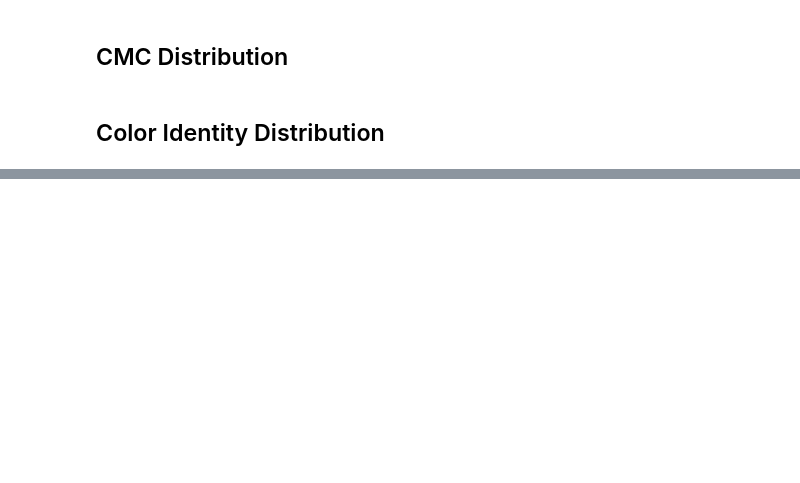
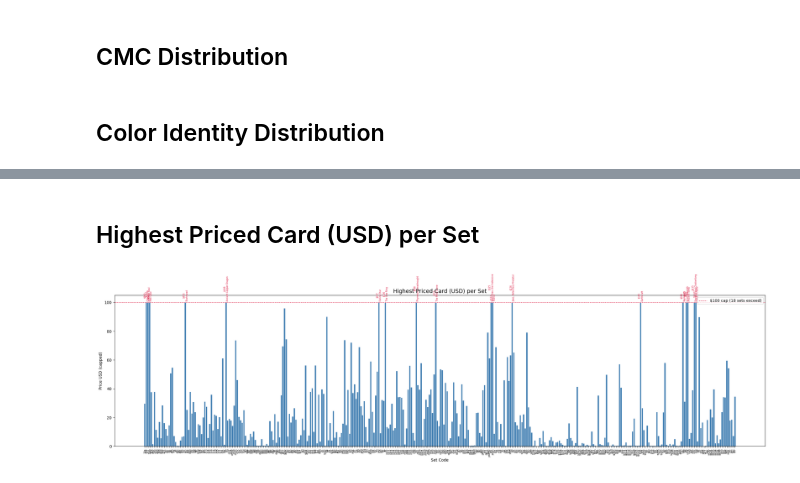
Before and after one commit to GoldenSpringFox/DataScience-HW1, a Jupyter notebook: Project/EDHDataAnalysis.ipynb, the cells around one changed output, grey strips where cells are left out. Saved outputs shown, nothing was run; the diff lists cells and outputs as text; code cells hidden in the pictures; blank space fills up the shorter version.

```diff
--- a/Project/EDHDataAnalysis.ipynb
+++ b/Project/EDHDataAnalysis.ipynb
@@ -223,0 +440,42 @@ plot_color_identity_distribution(cards_df)
+# %% [markdown]
+## Highest Priced Card (USD) per Set
+# %%
+def plot_highest_price_per_set(df: pd.DataFrame, cap: float = 100.0) -> None:
+    price_col = 'price_usd'
+    s = df.dropna(subset=[price_col, 'set', 'name']).copy()
+
+    # Highest priced card per set
+    idx = s.groupby('set')[price_col].idxmax()
+    top = (s.loc[idx][['set', 'set_name', 'name', price_col]]
+             .sort_values('set')
+             .reset_index(drop=True))
+
+    capped_prices = top[price_col].clip(upper=cap)
+    exceeds_mask  = top[price_col] > cap
+
+    fig, ax = plt.subplots(figsize=(24, 7))
+    bars = ax.bar(range(len(top)), capped_prices, color='steelblue', width=0.8)
+
+    # Label bars that exceed the cap
+    for i, row in top[exceeds_mask].iterrows():
+        ax.text(
+            i, cap + 0.8,
+            f"${row[price_col]:,.0f}\n{row['name']}",
+            ha='center', va='bottom', fontsize=5.5, rotation=90,
+            color='crimson',
+        )
+
+    ax.axhline(y=cap, color='crimson', linestyle='--', linewidth=0.9,
+               label=f'${cap:.0f} cap ({exceeds_mask.sum()} sets exceed)')
+    ax.set_title('Highest Priced Card (USD) per Set', fontsize=14)
+    ax.set_xlabel('Set Code')
+    ax.set_ylabel('Price USD (capped)')
+    ax.set_xticks(range(len(top)))
+    ax.set_xticklabels(top['set'].values, rotation=90, fontsize=6)
+    ax.legend()
+    plt.tight_layout()
+    plt.show()
+
+plot_highest_price_per_set(cards_df)
+# %% [output]
+[figure, added]
```
Also changed, not shown: parts of 27 cells of this notebook, 2 other files.
